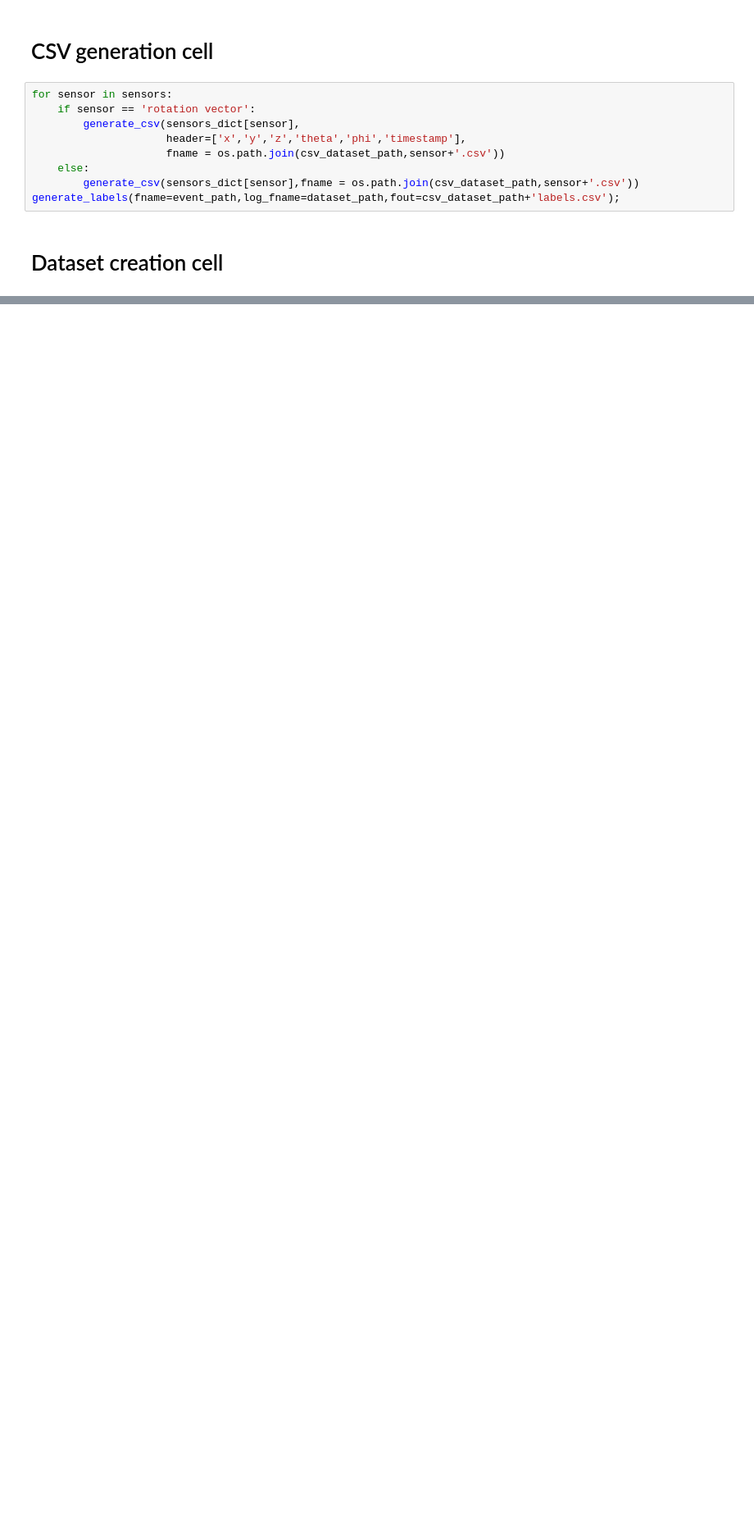
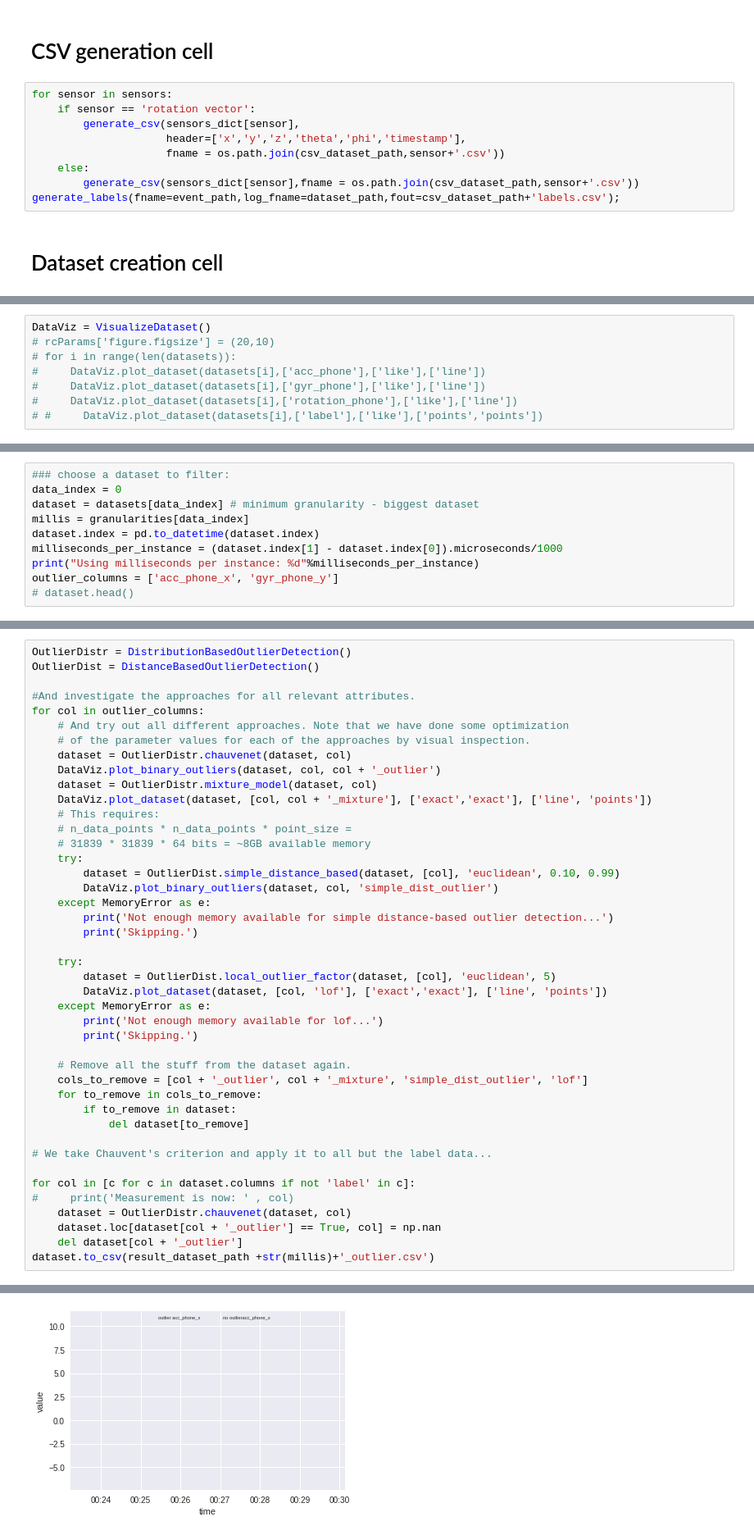
Before and after one commit to bnbhehe/ml4qs, a Jupyter notebook: assignment3/Untitled.ipynb, the cells around one changed output, grey strips where cells are left out. Shown: that part at 82% size. Drawn from its saved outputs; the diff is of its cells as text; blank space fills up the shorter version.

Commit message:
2-3 chapters done

```diff
--- a/assignment3/Untitled.ipynb
+++ b/assignment3/Untitled.ipynb
@@ -126,0 +133,8 @@ Dataset created,        Duration:1.52978 seconds
+# %%
+DataViz = VisualizeDataset()
+# rcParams['figure.figsize'] = (20,10)
+# for i in range(len(datasets)):
+#     DataViz.plot_dataset(datasets[i],['acc_phone'],['like'],['line'])
+#     DataViz.plot_dataset(datasets[i],['gyr_phone'],['like'],['line'])
+#     DataViz.plot_dataset(datasets[i],['rotation_phone'],['like'],['line'])
+# #     DataViz.plot_dataset(datasets[i],['label'],['like'],['points','points'])
@@ -126,0 +143,10 @@ Dataset created,        Duration:1.52978 seconds
+# %%
+### choose a dataset to filter:
+data_index = 0
+dataset = datasets[data_index] # minimum granularity - biggest dataset
+millis = granularities[data_index]
+dataset.index = pd.to_datetime(dataset.index)
+milliseconds_per_instance = (dataset.index[1] - dataset.index[0]).microseconds/1000
+print("Using milliseconds per instance: %d"%milliseconds_per_instance)
+outlier_columns = ['acc_phone_x', 'gyr_phone_y']
+# dataset.head()
@@ -126,0 +155,44 @@ Dataset created,        Duration:1.52978 seconds
+# %%
+OutlierDistr = DistributionBasedOutlierDetection()
+OutlierDist = DistanceBasedOutlierDetection()
+
+#And investigate the approaches for all relevant attributes.
+for col in outlier_columns:
+    # And try out all different approaches. Note that we have done some optimization
+    # of the parameter values for each of the approaches by visual inspection.
+    dataset = OutlierDistr.chauvenet(dataset, col)
+    DataViz.plot_binary_outliers(dataset, col, col + '_outlier')
+    dataset = OutlierDistr.mixture_model(dataset, col)
+    DataViz.plot_dataset(dataset, [col, col + '_mixture'], ['exact','exact'], ['line', 'points'])
+    # This requires:
+    # n_data_points * n_data_points * point_size =
+    # 31839 * 31839 * 64 bits = ~8GB available memory
+    try:
+        dataset = OutlierDist.simple_distance_based(dataset, [col], 'euclidean', 0.10, 0.99)
+        DataViz.plot_binary_outliers(dataset, col, 'simple_dist_outlier')
+    except MemoryError as e:
+        print('Not enough memory available for simple distance-based outlier detection...')
+        print('Skipping.')
+
+    try:
+        dataset = OutlierDist.local_outlier_factor(dataset, [col], 'euclidean', 5)
+        DataViz.plot_dataset(dataset, [col, 'lof'], ['exact','exact'], ['line', 'points'])
+    except MemoryError as e:
+        print('Not enough memory available for lof...')
+        print('Skipping.')
+
+    # Remove all the stuff from the dataset again.
+    cols_to_remove = [col + '_outlier', col + '_mixture', 'simple_dist_outlier', 'lof']
+    for to_remove in cols_to_remove:
+        if to_remove in dataset:
+            del dataset[to_remove]
+
+# We take Chauvent's criterion and apply it to all but the label data...
+
+for col in [c for c in dataset.columns if not 'label' in c]:
+#     print('Measurement is now: ' , col)
+    dataset = OutlierDistr.chauvenet(dataset, col)
+    dataset.loc[dataset[col + '_outlier'] == True, col] = np.nan
+    del dataset[col + '_outlier']
+dataset.to_csv(result_dataset_path +str(millis)+'_outlier.csv')
+# %% [output]
@@ -126,0 +204 @@ Dataset created,        Duration:1.52978 seconds
+[figure, added]
```
Also changed, not shown: parts of 7 cells of this notebook, 3 other files.
